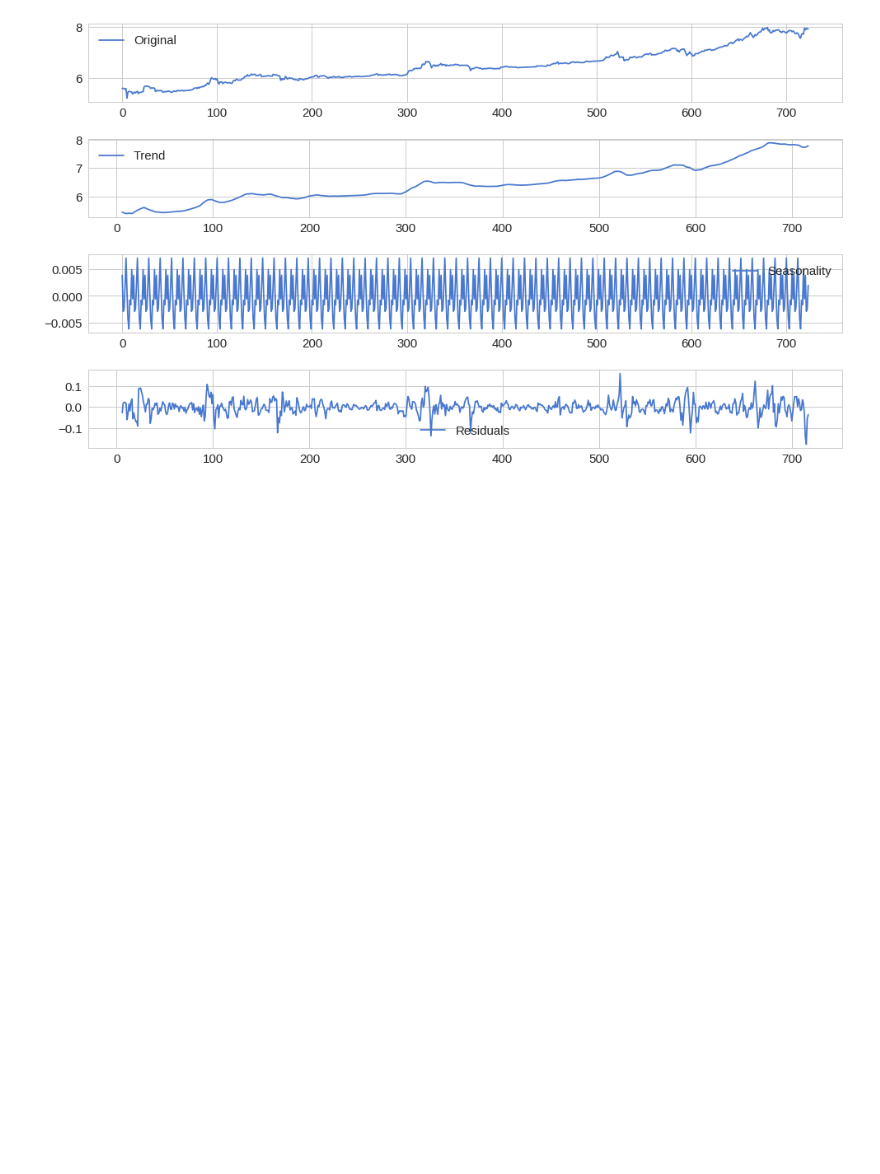
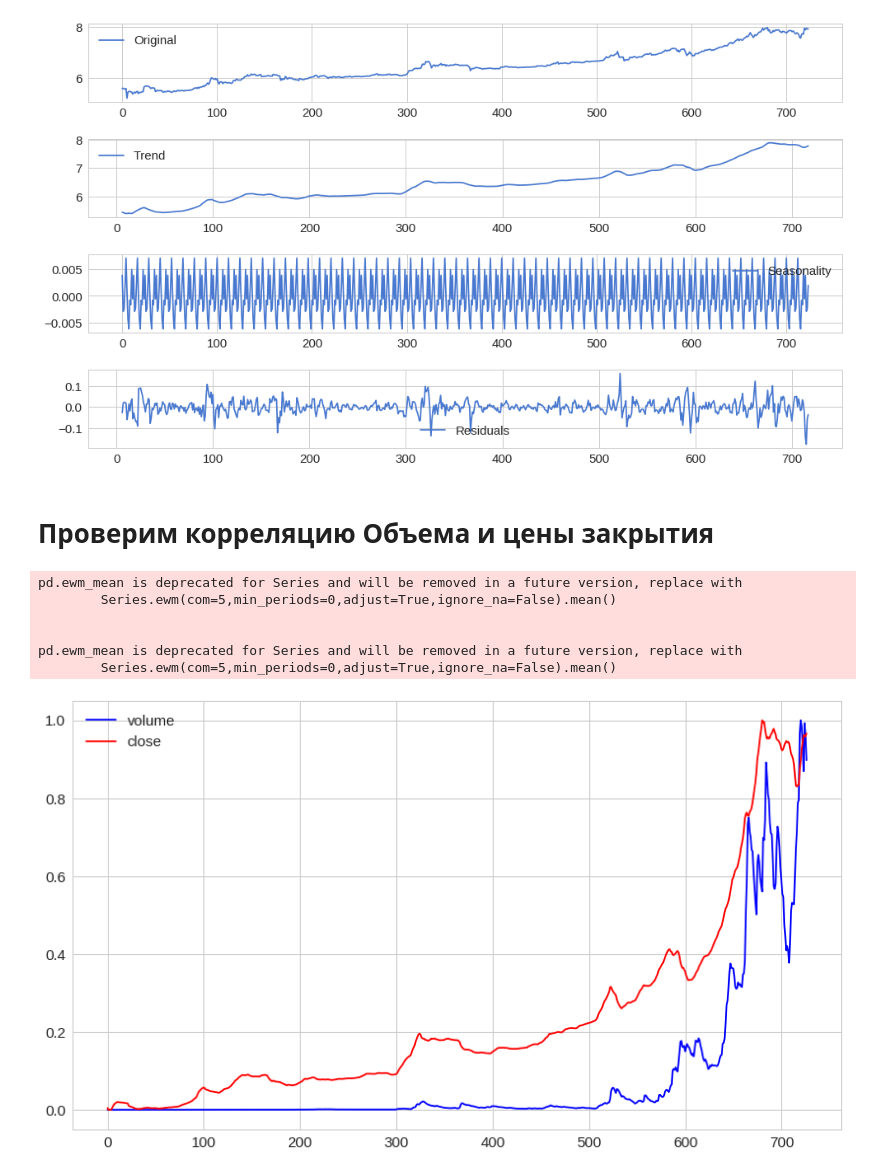
Before and after one commit to Anotherother/pricePrediction, a Jupyter notebook: data visualisation.ipynb, the cells around one changed output. Drawn from its saved outputs; the diff is of its cells as text; code cells hidden in the pictures; blank space fills up the shorter version.

```diff
--- a/data visualisation.ipynb
+++ b/data visualisation.ipynb
@@ -179,3 +146,37 @@ plt.legend(loc='best')
 plt.tight_layout()
 # %% [output]
 [figure]
+# %% [markdown]
+# Проверим  корреляцию Объема и цены закрытия
+# %%
+from sklearn.preprocessing import MinMaxScaler
+
+df = get_data.get_data_frame()
+
+v = df.volume
+c = df.close
+
+SMOOTH_STEP = 5
+
+v = pd.ewma(v, SMOOTH_STEP)
+c = pd.ewma(c, SMOOTH_STEP)
+
+v_scaler = MinMaxScaler()
+c_scaler = MinMaxScaler()
+
+v_v = v_scaler.fit_transform(v.values.reshape(-1, 1))
+c_v = c_scaler.fit_transform(c.values.reshape(-1, 1))
+
+
+plt.plot(v_v, color = 'blue', label = 'volume')
+plt.plot(c_v, color = 'red', label = 'close')
+plt.legend()
+plt.show()
+# %% [output]
+pd.ewm_mean is deprecated for Series and will be removed in a future version, replace with
+        Series.ewm(com=5,min_periods=0,adjust=True,ignore_na=False).mean()
+
+
+pd.ewm_mean is deprecated for Series and will be removed in a future version, replace with
+        Series.ewm(com=5,min_periods=0,adjust=True,ignore_na=False).mean()
+[figure, added]
```
Also changed, not shown: parts of 10 cells of this notebook.
